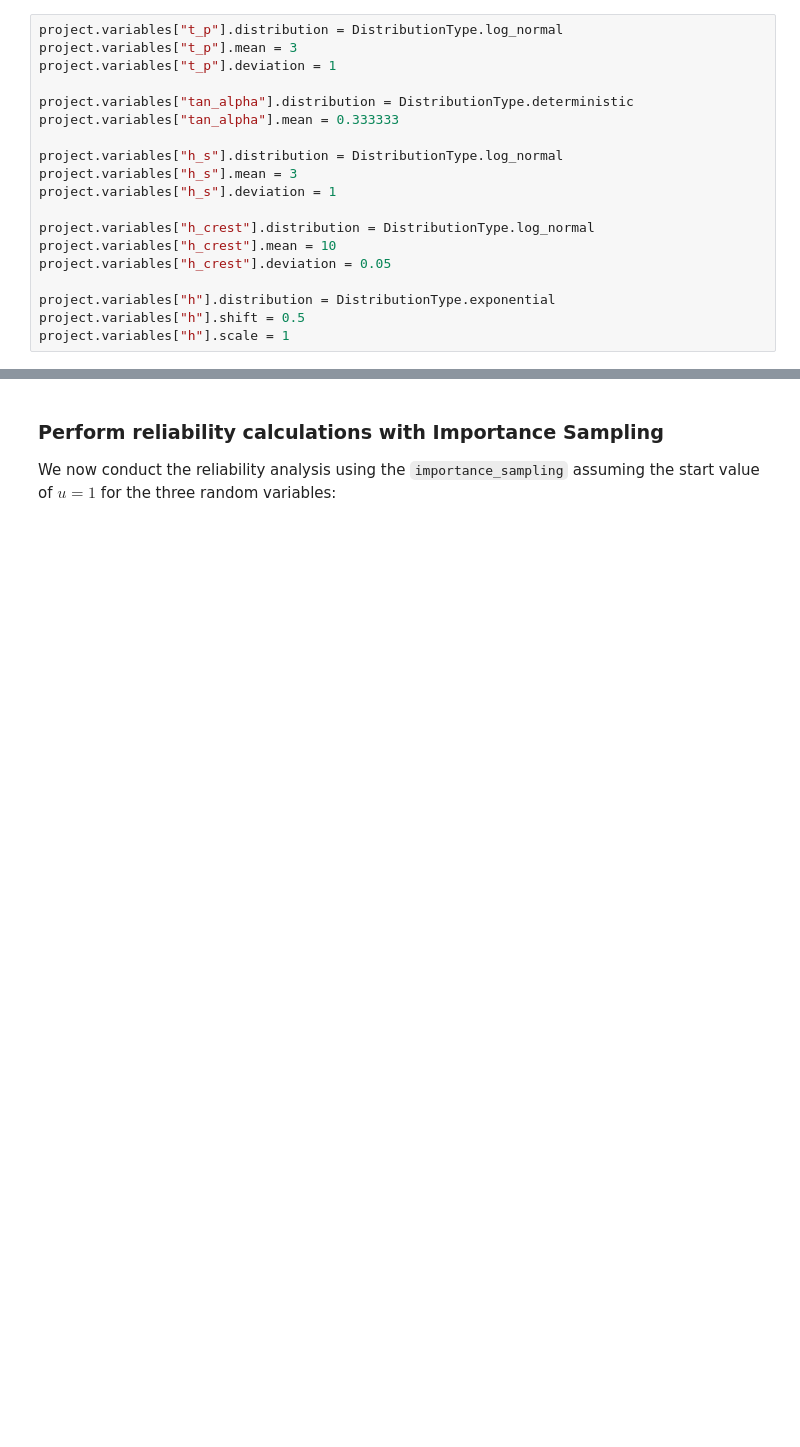
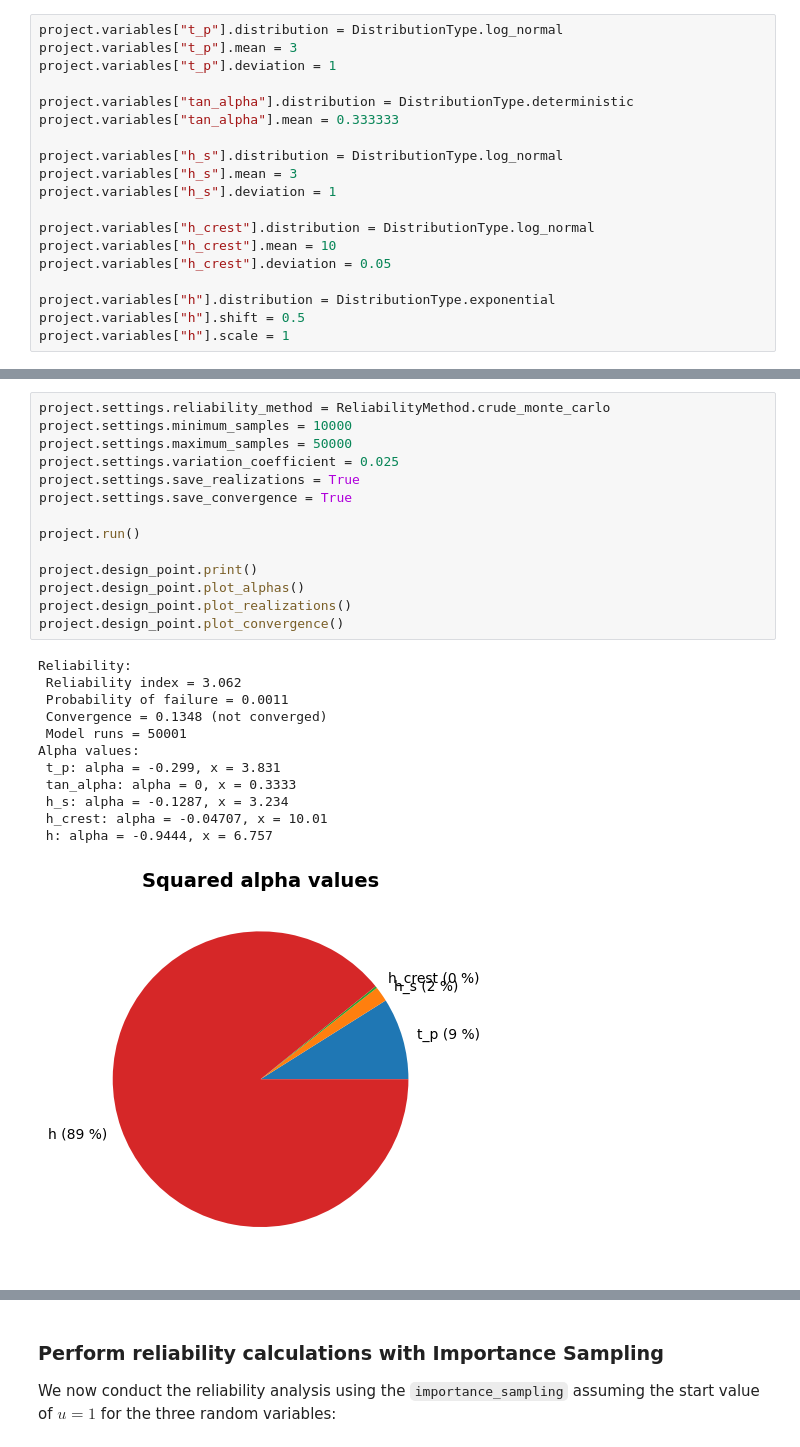
Before and after one commit to Deltares/ProbabilisticLibrary, a Jupyter notebook: sources/Deltares.Probabilistic.PWrapper.Notebooks/reliability_methods_hunt.ipynb, the cells around one changed output, grey strips where cells are left out. Saved outputs shown, nothing was run; the diff lists cells and outputs as text; blank space fills up the shorter version.

```diff
--- a/sources/Deltares.Probabilistic.PWrapper.Notebooks/reliability_methods_hunt.ipynb
+++ b/sources/Deltares.Probabilistic.PWrapper.Notebooks/reliability_methods_hunt.ipynb
@@ -79,0 +86,27 @@ project.variables["h"].scale = 1
+# %%
+project.settings.reliability_method = ReliabilityMethod.crude_monte_carlo
+project.settings.minimum_samples = 10000
+project.settings.maximum_samples = 50000
+project.settings.variation_coefficient = 0.025
+project.settings.save_realizations = True
+project.settings.save_convergence = True
+
+project.run()
+
+project.design_point.print()
+project.design_point.plot_alphas()
+project.design_point.plot_realizations()
+project.design_point.plot_convergence()
+# %% [output]
+Reliability:
+ Reliability index = 3.062
+ Probability of failure = 0.0011
+ Convergence = 0.1348 (not converged)
+ Model runs = 50001
+Alpha values:
+ t_p: alpha = -0.299, x = 3.831
+ tan_alpha: alpha = 0, x = 0.3333
+ h_s: alpha = -0.1287, x = 3.234
+ h_crest: alpha = -0.04707, x = 10.01
+ h: alpha = -0.9444, x = 6.757
+[figure, added]
```
Also changed, not shown: parts of 10 cells of this notebook, 42 other files.
